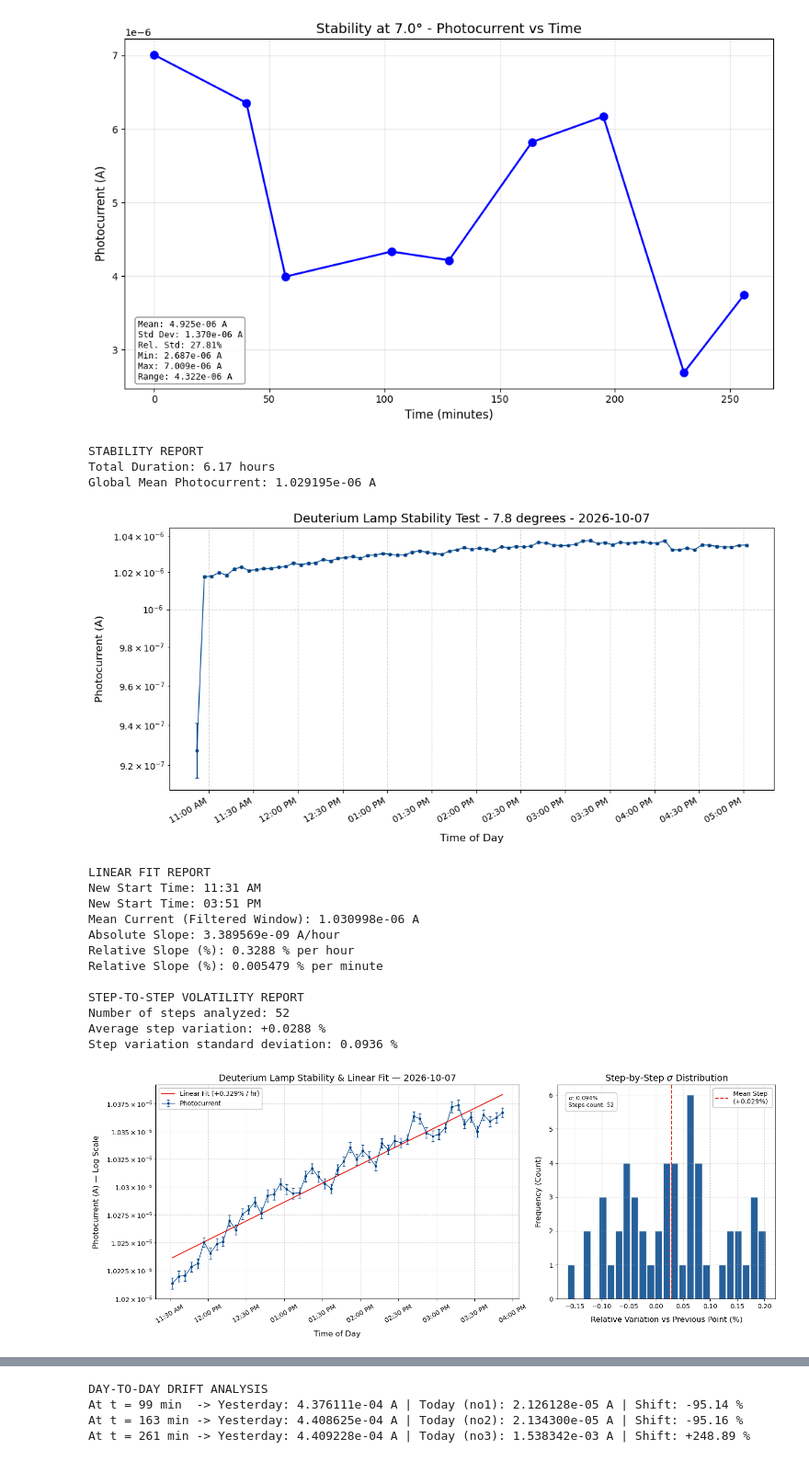
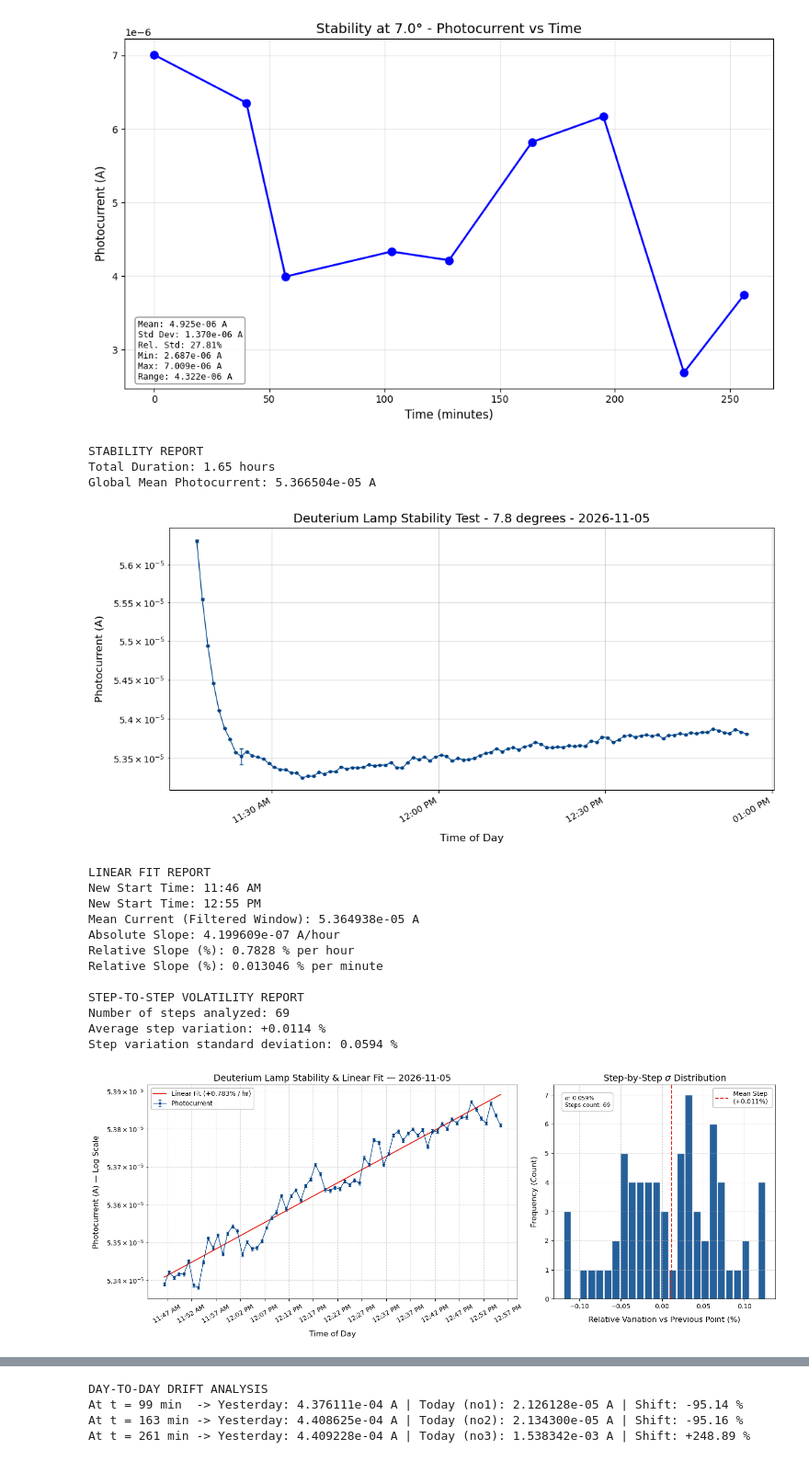
Before and after one commit to laughtonmichael2004-hue/lea-summer_2026_Internship, a Jupyter notebook: 2. Deuterium Lamp/Deuterium Lamp Analysis Code.ipynb, the cells around one changed output, grey strips where cells are left out. Shown at 92% size. Cells and saved outputs as stored; diff of their text form; code cells hidden in the pictures.

Commit message:
added plots and data files for the peak stability bits

```diff
--- a/2. Deuterium Lamp/Deuterium Lamp Analysis Code.ipynb
+++ b/2. Deuterium Lamp/Deuterium Lamp Analysis Code.ipynb
@@ -1072,7 +1282,7 @@ import os
 
 # LOAD DATA
 #path_file = r"C:\Users\leaga\OneDrive\Desktop\Internship UoM\VUV Monochromator\2. Deuterium Lamp\Stability\test_stability_20260721.txt"
-path_file = r"C:\Users\laugh\lea-summer-2026-internship-forked\lea-summer_2026_Internship\2. Deuterium Lamp\Stability_data_(07-10-2026)\D2lamp_128nm_stability.txt"
+path_file = r"C:\Users\laugh\lea-summer-2026-internship-forked\lea-summer_2026_Internship\2. Deuterium Lamp\(2026-11-05)_Data\Stability\second_pos_a_stability.txt"
 df = pd.read_csv(path_file)
 
 # Convert timestamps to datetime objects
@@ -1098,7 +1308,7 @@ ax.set_xlabel('Time of Day', fontsize=12, labelpad=10)
 ax.set_ylabel('Photocurrent (A)', fontsize=12, labelpad=10)
 ax.set_yscale('log')
 
-ax.grid(True, linestyle='--', alpha=0.5, color='#b0b0b0')
+ax.grid(True, which='Both', linestyle='-', alpha=0.5, color='#b0b0b0')
 
 # TIME AXIS FORMATTING (12-hour system, hour & half-hour ticks)
 ax.xaxis.set_major_formatter(mdates.DateFormatter('%I:%M %p'))
@@ -1107,15 +1317,15 @@ fig.autofmt_xdate(rotation=30, ha='right')
 
 #save_path = os.path.join(r"C:\Users\leaga\OneDrive\Desktop\Internship UoM\VUV Monochromator\2. Deuterium Lamp\Stability\stability_at_5.65deg_plot_data_5min_intervals_20260721.png")
 #plt.savefig(save_path, dpi=300, bbox_inches='tight')
-plt.savefig("D2lamp_128nm_stability_volatility_report_cropped.png", dpi=600, bbox_inches='tight')
+#plt.savefig("D2lamp_128nm_stability_volatility_report_cropped.png", dpi=600, bbox_inches='tight')
 
 plt.tight_layout()
 plt.show()
 # %% [output]
 STABILITY REPORT
-Total Duration: 6.17 hours
-Global Mean Photocurrent: 1.029195e-06 A
+Total Duration: 1.65 hours
+Global Mean Photocurrent: 5.366504e-05 A
-[figure, old version]
+[figure, new version]
 # %%
 # STABILITY ANALYSIS - LINEAR FIT & VOLATILITY HISTOGRAM
 # Note this has errorbars and filtered window twice... easy to change back.
@@ -1126,14 +1336,14 @@ import numpy as np
 import pandas as pd
 
 # LOAD DATA
-path_file = r"C:\Users\laugh\lea-summer-2026-internship-forked\lea-summer_2026_Internship\2. Deuterium Lamp\Stability_data_(07-10-2026)\D2lamp_128nm_stability.txt"
+path_file = r"C:\Users\laugh\lea-summer-2026-internship-forked\lea-summer_2026_Internship\2. Deuterium Lamp\(2026-11-05)_Data\Stability\second_pos_a_stability.txt"
 df = pd.read_csv(path_file)
 df['timestamp'] = pd.to_datetime(df['timestamp'])
 
 # FILTER DATA (Start at 10:25 AM, when lamp is "stable")
 # Cannot be bothered to figure out the times... use like 30
-df_filtered = df[df['t_min'] >= 40.0].copy()
-df_filtered = df_filtered[df_filtered['t_min'] <= 300].copy() # cuts off the step seen at the end...
+df_filtered = df[df['t_min'] >= 30.0].copy()
+df_filtered = df_filtered[df_filtered['t_min'] <= 1000.0].copy() # cuts off the step seen at the end...
 
 # CALCULATE LINEAR FIT & SLOPE IN %
 # Convert filtered timestamps to numerical minutes/hours from the new start point
@@ -1189,47 +1399,48 @@ ax1.set_ylabel('Photocurrent (A) — Log Scale', fontsize=12, labelpad=10)
 ax1.grid(True, which="both", linestyle='--', alpha=0.5, color='#b0b0b0')
 
 ax1.xaxis.set_major_formatter(mdates.DateFormatter('%I:%M %p'))
-ax1.xaxis.set_major_locator(mdates.MinuteLocator(byminute=[0, 30]))
+#ax1.xaxis.set_major_locator(mdates.MinuteLocator(byminute=[0, 30]))
+ax1.xaxis.set_major_locator(mdates.MinuteLocator(interval=5))
 ax1.tick_params(axis='x', rotation=30)
 ax1.legend(loc='upper left', frameon=True, edgecolor='#b0b0b0')
 
 # RIGHT PLOT: Short-term Step Volatility Histogram
 counts, bins, patches = ax2.hist(relative_diffs_pct, bins=25, color='#004488',
                                  edgecolor='white', alpha=0.85, rwidth=0.9)
 ax2.axvline(mean_step, color='#e32219', linestyle='--', linewidth=1.5,
            label=f'Mean Step \n({mean_step:+.3f}%)')
 
 ax2.set_title('Step-by-Step $\\sigma$ Distribution', fontsize=14)
 ax2.set_xlabel('Relative Variation vs Previous Point (%)', fontsize=12, labelpad=10)
 ax2.set_ylabel('Frequency (Count)', fontsize=12, labelpad=10)
 ax2.grid(True, linestyle='--', alpha=0.5, color='#b0b0b0')
 ax2.legend(loc='upper right', frameon=True, edgecolor='#b0b0b0')
 
 stats_box = f"$\\sigma$: {std_step:.3f}% \nSteps count: {len(relative_diffs_pct)}"
 ax2.text(0.05, 0.95, stats_box, transform=ax2.transAxes, fontsize=9,
          verticalalignment='top', bbox=dict(boxstyle='round,pad=0.5', facecolor='white', edgecolor='#b0b0b0', alpha=0.8))
 
 plt.tight_layout()
 
 #save_path = r"C:\Users\leaga\OneDrive\Desktop\Internship UoM\VUV Monochromator\2. Deuterium Lamp\Stability\stability_5.65deg_5min_intervals_20260721.png"
 #os.makedirs(os.path.dirname(save_path), exist_ok=True)
-plt.savefig("D2lamp_128nm_stability_volatility_report.png", dpi=600, bbox_inches='tight')
+#plt.savefig("D2lamp_128nm_stability_volatility_report.png", dpi=600, bbox_inches='tight')
 
 plt.show()
 # %% [output]
 LINEAR FIT REPORT
-New Start Time: 11:31 AM
-New Start Time: 03:51 PM
-Mean Current (Filtered Window): 1.030998e-06 A
-Absolute Slope: 3.389569e-09 A/hour
-Relative Slope (%): 0.3288 % per hour
-Relative Slope (%): 0.005479 % per minute
+New Start Time: 11:46 AM
+New Start Time: 12:55 PM
+Mean Current (Filtered Window): 5.364938e-05 A
+Absolute Slope: 4.199609e-07 A/hour
+Relative Slope (%): 0.7828 % per hour
+Relative Slope (%): 0.013046 % per minute
 
 STEP-TO-STEP VOLATILITY REPORT
-Number of steps analyzed: 52
-Average step variation: +0.0288 %
-Step variation standard deviation: 0.0936 %
+Number of steps analyzed: 69
+Average step variation: +0.0114 %
+Step variation standard deviation: 0.0594 %
-[figure, old version]
+[figure, new version]
 # %%
 # SAME THING - DATA TAKEN 2026/07/22
 
```
Also changed, not shown: parts of 11 cells of this notebook, 8 other files.
